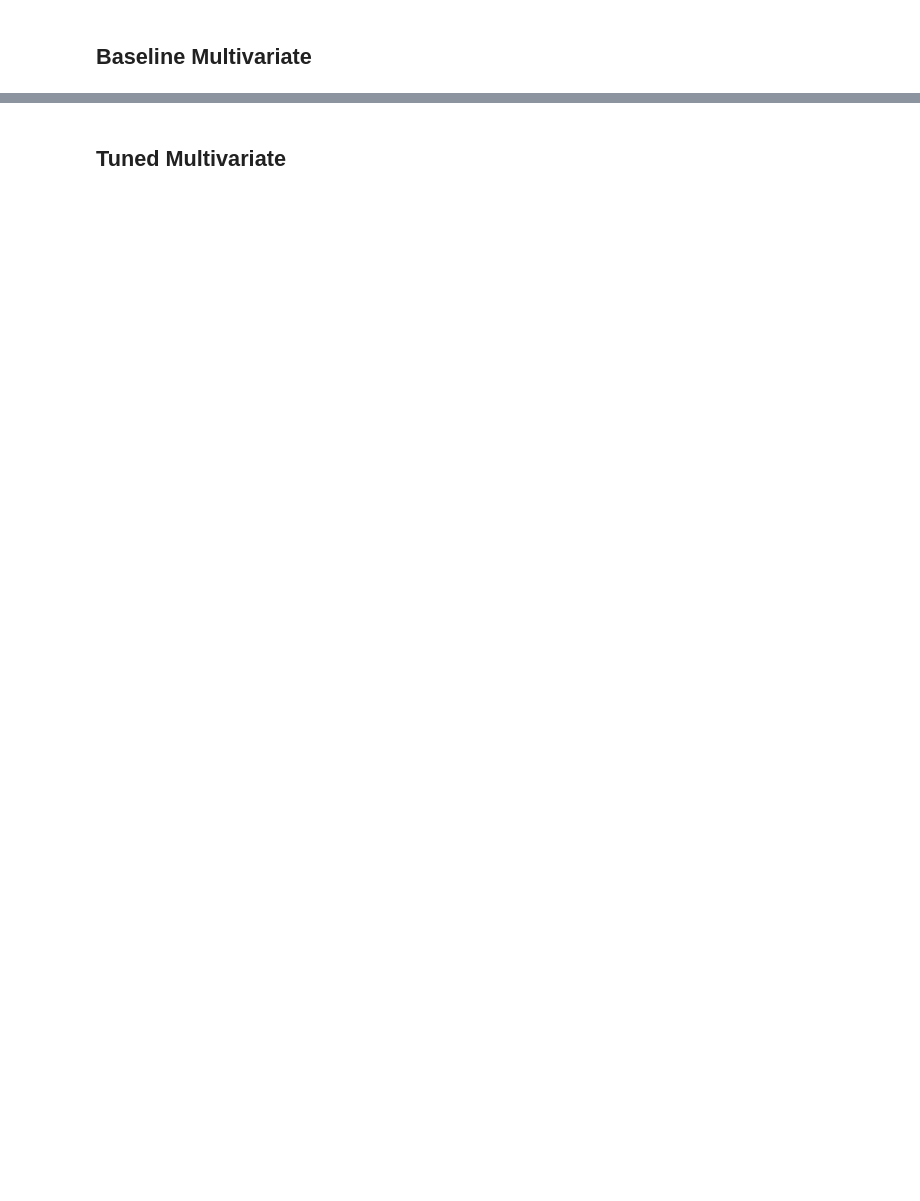
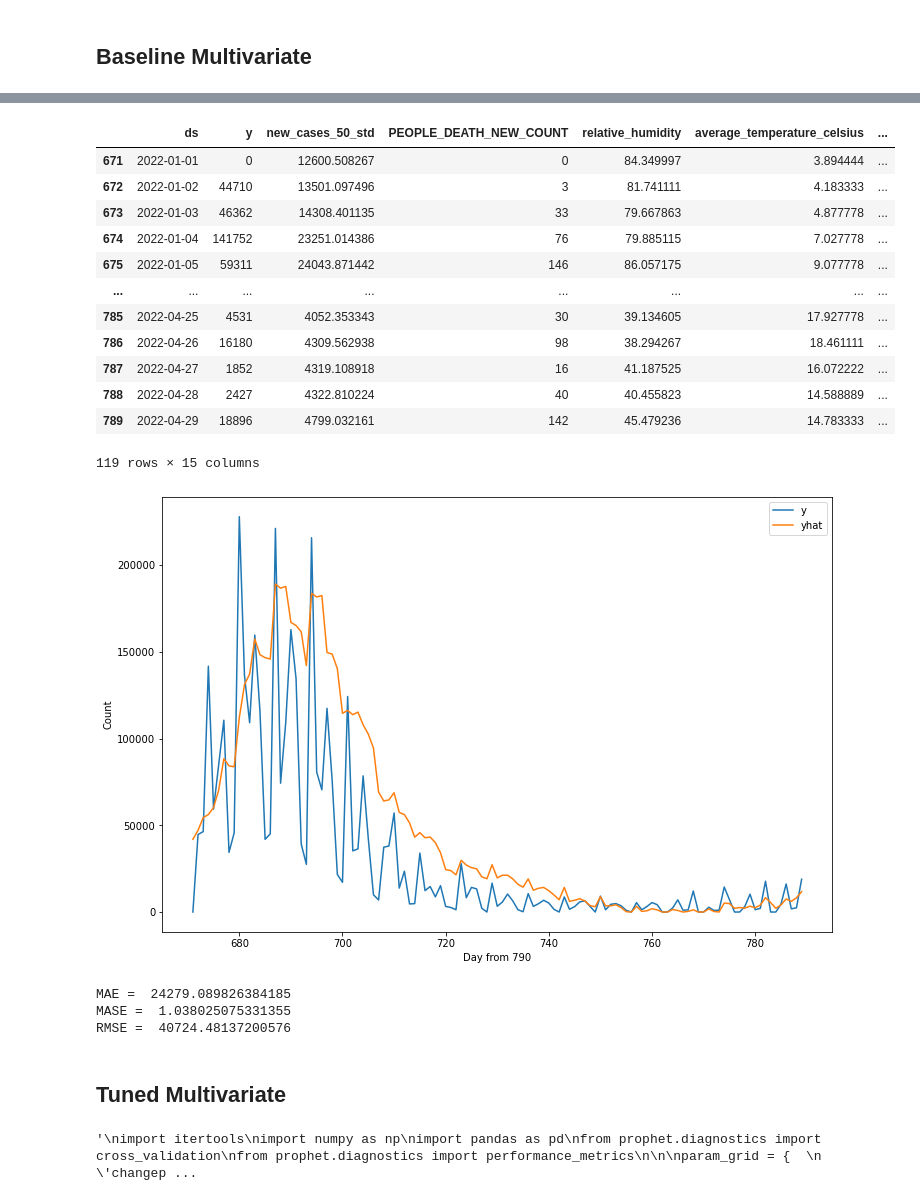
Before and after one commit to danielhe-nu/STAT390-Snowman, a Jupyter notebook: Daniel Final/Cali_Both_PROPHET.ipynb, the cells around one changed output, grey strips where cells are left out. Drawn from its saved outputs; the diff is of its cells as text; code cells hidden in the pictures; blank space fills up the shorter version.

```diff
--- a/Daniel Final/Cali_Both_PROPHET.ipynb
+++ b/Daniel Final/Cali_Both_PROPHET.ipynb
@@ -198,7 +253,6 @@ def mase(actual, forecast):
 # %%
 covid_df = pd.read_csv('cali_multi_df.csv', parse_dates=['Date'])
 covid_df.drop(columns = ['PROVINCE_STATE_NAME'], inplace = True)
+covid_df['PEOPLE_POSITIVE_NEW_CASES_COUNT'] = np.clip(covid_df['PEOPLE_POSITIVE_NEW_CASES_COUNT'], 0, None)
 covid_df = covid_df.rename(columns={'Date': 'ds', 'PEOPLE_POSITIVE_NEW_CASES_COUNT': 'y'})
-
-train_size = int(len(covid_df)* 0.85)
-covid_train, covid_test = covid_df[0:train_size], covid_df[train_size:]
+covid_df
@@ -205,10 +276,10 @@ covid_train, covid_test = covid_df[0:train_size], covid_df[train_size:]
 # %%
-covid_train = covid_train[['ds', 'y', 'new_hospitalized_patients', 'new_cases_2_lag', 'new_cases_4_lag', 'new_cases_50_std', 'dew_point', 'new_deaths_100_mean', 'new_deaths_7_lag', 'new_cases_350_lag', 'new_deaths_4_lag', 'new_deaths_50_lag', 'new_deaths_50_mean', 'new_cases_10_max', 'new_cases_3_lag', 'new_cases_150_lag', 'new_cases_50_lag', 'average_temperature_celsius', 'new_deaths_100_std', 'new_cases_10_std', 'PEOPLE_DEATH_NEW_COUNT', 'new_cases_10_mean', 'new_cases_10_min', 'new_cases_7_lag', 'new_deaths_2_lag', 'current_intensive_care_patients', 'new_cases_30_lag', 'new_deaths_10_mean', 'relative_humidity', 'new_cases_1 lag', 'new_deaths_1_lag']]
-covid_test = covid_test[['ds', 'y', 'new_hospitalized_patients', 'new_cases_2_lag', 'new_cases_4_lag', 'new_cases_50_std', 'dew_point', 'new_deaths_100_mean', 'new_deaths_7_lag', 'new_cases_350_lag', 'new_deaths_4_lag', 'new_deaths_50_lag', 'new_deaths_50_mean', 'new_cases_10_max', 'new_cases_3_lag', 'new_cases_150_lag', 'new_cases_50_lag', 'average_temperature_celsius', 'new_deaths_100_std', 'new_cases_10_std', 'PEOPLE_DEATH_NEW_COUNT', 'new_cases_10_mean', 'new_cases_10_min', 'new_cases_7_lag', 'new_deaths_2_lag', 'current_intensive_care_patients', 'new_cases_30_lag', 'new_deaths_10_mean', 'relative_humidity', 'new_cases_1 lag', 'new_deaths_1_lag']]
+covid_train = covid_train[['ds', 'y', 'new_cases_50_std', 'PEOPLE_DEATH_NEW_COUNT', 'relative_humidity', 'average_temperature_celsius', 'new_cases_10_std', 'new_hospitalized_patients', 'Series_Complete_5Plus', 'new_deaths_10_mean', 'current_intensive_care_patients', 'new_cases_10_min', 'new_cases_10_mean', 'new_cases_10_max', 'minimum_temperature_celsius']]
+covid_test = covid_test[['ds', 'y', 'new_cases_50_std', 'PEOPLE_DEATH_NEW_COUNT', 'relative_humidity', 'average_temperature_celsius', 'new_cases_10_std', 'new_hospitalized_patients', 'Series_Complete_5Plus', 'new_deaths_10_mean', 'current_intensive_care_patients', 'new_cases_10_min', 'new_cases_10_mean', 'new_cases_10_max', 'minimum_temperature_celsius']]
 # %%
 multi_prop = Prophet(yearly_seasonality=True, weekly_seasonality=True)
 
-regressors = ['new_hospitalized_patients', 'new_cases_2_lag', 'new_cases_4_lag', 'new_cases_50_std', 'dew_point', 'new_deaths_100_mean', 'new_deaths_7_lag', 'new_cases_350_lag', 'new_deaths_4_lag', 'new_deaths_50_lag', 'new_deaths_50_mean', 'new_cases_10_max', 'new_cases_3_lag', 'new_cases_150_lag', 'new_cases_50_lag', 'average_temperature_celsius', 'new_deaths_100_std', 'new_cases_10_std', 'PEOPLE_DEATH_NEW_COUNT', 'new_cases_10_mean', 'new_cases_10_min', 'new_cases_7_lag', 'new_deaths_2_lag', 'current_intensive_care_patients', 'new_cases_30_lag', 'new_deaths_10_mean', 'relative_humidity', 'new_cases_1 lag', 'new_deaths_1_lag']
+regressors = ['new_cases_50_std', 'PEOPLE_DEATH_NEW_COUNT', 'relative_humidity', 'average_temperature_celsius', 'new_cases_10_std', 'new_hospitalized_patients', 'Series_Complete_5Plus', 'new_deaths_10_mean', 'current_intensive_care_patients', 'new_cases_10_min', 'new_cases_10_mean', 'new_cases_10_max', 'minimum_temperature_celsius']
 for regressor in regressors:
     multi_prop.add_regressor(regressor, standardize=False)
 
@@ -216,5 +295,5 @@ multi_prop.fit(covid_train)
 # %%
 future_multi = multi_prop.make_future_dataframe(periods=len(covid_test))
-future_multi = pd.merge(future_multi, covid_df[['ds', 'vaccination_rate_1dose', 'new_hospitalized_patients', 'new_cases_2_lag', 'new_cases_50_max', 'new_cases_4_lag', 'new_cases_50_min', 'new_deaths_10_min', 'new_deaths_50_max', 'new_cases_50_std', 'Booster_Doses_65Plus', 'maximum_temperature_celsius', 'new_cases_50_mean', 'dew_point', 'new_deaths_100_mean', 'new_deaths_4_lag', 'new_cases_350_lag', 'new_deaths_7_lag', 'new_deaths_50_lag', 'new_deaths_50_min', 'new_deaths_30_lag', 'Administered_Dose1_Recip_5Plus', 'new_deaths_50_mean', 'new_cases_10_max', 'new_cases_3_lag', 'minimum_temperature_celsius', 'new_cases_150_lag', 'new_deaths_50_std', 'new_deaths_10_max', 'new_cases_50_lag', 'new_cases_1 lag', 'Booster_Doses_18Plus', 'average_temperature_celsius', 'Series_Complete_65Plus', 'new_deaths_100_std', 'Completeness_pct', 'new_cases_100_std', 'new_cases_10_std', 'PEOPLE_DEATH_NEW_COUNT', 'new_deaths_10_std', 'new_deaths_3_lag', 'vaccination_rate_complete', 'Series_Complete_5Plus', 'vaccination_policy', 'new_cases_10_mean', 'new_deaths_100_max', 'new_cases_10_min', 'booster_rate', 'new_cases_7_lag', 'new_deaths_2_lag', 'new_cases_100_min', 'new_deaths_100_min', 'new_cases_100_max', 'rainfall_mm', 'new_cases_100_mean', 'current_intensive_care_patients', 'restrictions_on_gatherings', 'new_cases_30_lag', 'new_deaths_10_mean', 'relative_humidity', 'Administered_Dose1_Recip', 'stringency_index', 'facial_coverings', 'new_deaths_1_lag']], on='ds', how='inner')
+future_multi = pd.merge(future_multi, covid_df[['ds', 'new_cases_50_std', 'PEOPLE_DEATH_NEW_COUNT', 'relative_humidity', 'average_temperature_celsius', 'new_cases_10_std', 'new_hospitalized_patients', 'Series_Complete_5Plus', 'new_deaths_10_mean', 'current_intensive_care_patients', 'new_cases_10_min', 'new_cases_10_mean', 'new_cases_10_max', 'minimum_temperature_celsius']], on='ds', how='inner')
 forecast_multi = multi_prop.predict(future_multi)
 forecast_multi['yhat'] = np.clip(forecast_multi['yhat'], 0, None)
@@ -245,3 +350,20 @@ covid_test
 # %%
 graph_df[['y','yhat']].plot(figsize=(12,8))
+plt.xlabel('Day from 790')
+plt.ylabel('Count')
 covid_test
+# %% [output]
+|  | ds | y | new_cases_50_std | PEOPLE_DEATH_NEW_COUNT | relative_humidity | average_temperature_celsius | ... |
+| 671 | 2022-01-01 | 0 | 12600.508267 | 0 | 84.349997 | 3.894444 | ... |
+| 672 | 2022-01-02 | 44710 | 13501.097496 | 3 | 81.741111 | 4.183333 | ... |
+| 673 | 2022-01-03 | 46362 | 14308.401135 | 33 | 79.667863 | 4.877778 | ... |
+| 674 | 2022-01-04 | 141752 | 23251.014386 | 76 | 79.885115 | 7.027778 | ... |
+| 675 | 2022-01-05 | 59311 | 24043.871442 | 146 | 86.057175 | 9.077778 | ... |
+| ... | ... | ... | ... | ... | ... | ... | ... |
+| 785 | 2022-04-25 | 4531 | 4052.353343 | 30 | 39.134605 | 17.927778 | ... |
+| 786 | 2022-04-26 | 16180 | 4309.562938 | 98 | 38.294267 | 18.461111 | ... |
+| 787 | 2022-04-27 | 1852 | 4319.108918 | 16 | 41.187525 | 16.072222 | ... |
+| 788 | 2022-04-28 | 2427 | 4322.810224 | 40 | 40.455823 | 14.588889 | ... |
+| 789 | 2022-04-29 | 18896 | 4799.032161 | 142 | 45.479236 | 14.783333 | ... |
+119 rows × 15 columns
+[figure, added]
@@ -252,9 +372,14 @@ performance_multi = pd.merge(covid_test, forecast_multi[['ds', 'yhat', 'yhat_low
 print('MAE = ', mean_absolute_error(performance_multi['y'], performance_multi['yhat']))
 print('MASE = ', mase(performance_multi['y'], performance_multi['yhat']))
 print('RMSE = ', np.sqrt(mean_squared_error(performance_multi['yhat'], performance_multi['y'])))
+# %% [output]
+MAE =  24279.089826384185
+MASE =  1.038025075331355
+RMSE =  40724.48137200576
 # %% [markdown]
 ## Tuned Multivariate
 # %%
+'''
 import itertools
 import numpy as np
 import pandas as pd
@@ -269,19 +394,19 @@ param_grid = {
     'seasonality_mode': ['additive', 'multiplicative'],
 }
 
-# Generate all combinations of parameters
 all_params = [dict(zip(param_grid.keys(), v)) for v in itertools.product(*param_grid.values())]
-rmses = []  # Store the RMSEs for each params here
+rmses = []
 
-# Use cross validation to evaluate all parameters
 for params in all_params:
-    m = Prophet(**params).fit(covid_train)  # Fit model with given params
+    m = Prophet(**params).fit(covid_train)
     df_cv = cross_validation(m, initial='200 days', period='20 days', horizon = '10 days', parallel="processes")
     df_p = performance_metrics(df_cv, rolling_window=1)
     rmses.append(df_p['rmse'].values[0])
 
-# Find the best parameters
 tuning_results = pd.DataFrame(all_params)
 tuning_results['rmse'] = rmses
 print(tuning_results)
+'''
+# %% [output]
+'\nimport itertools\nimport numpy as np\nimport pandas as pd\nfrom prophet.diagnostics import cross_validation\nfrom prophet.diagnostics import performance_metrics\n\n\nparam_grid = {  \n    \'changep ...
 # %%
```
Also changed, not shown: parts of 27 cells of this notebook.
